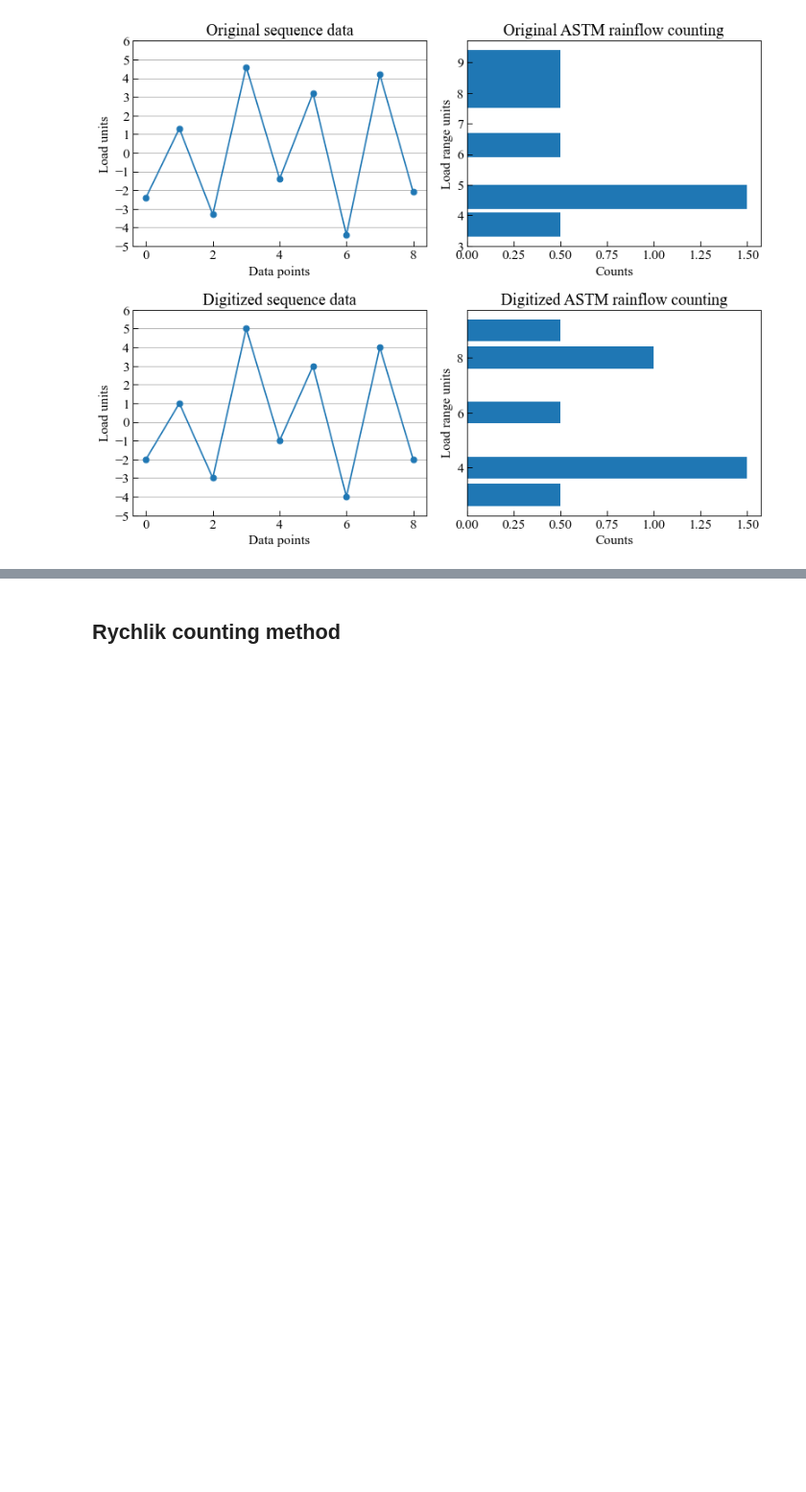
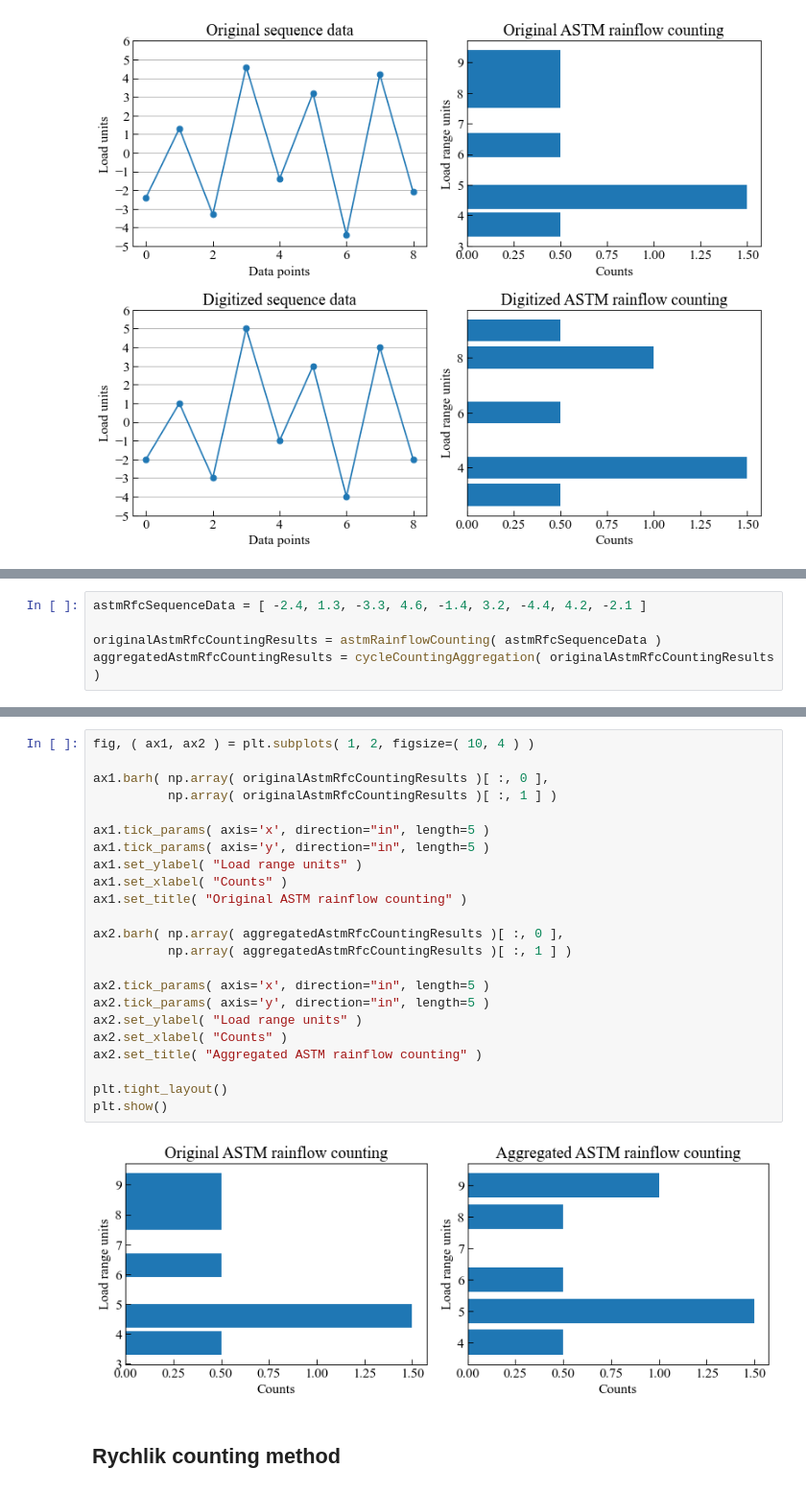
Before and after one commit to dpzhuX/ffpack, a Jupyter notebook: docs/source/load cycle counting.ipynb, the cells around one changed output, grey strips where cells are left out. Shown at 96% size. Cells and saved outputs as stored; diff of their text form; blank space fills up the shorter version.

```diff
--- a/docs/source/load cycle counting.ipynb
+++ b/docs/source/load cycle counting.ipynb
@@ -372,0 +379,5 @@ plt.show()
+# %%
+astmRfcSequenceData = [ -2.4, 1.3, -3.3, 4.6, -1.4, 3.2, -4.4, 4.2, -2.1 ]
+
+originalAstmRfcCountingResults = astmRainflowCounting( astmRfcSequenceData )
+aggregatedAstmRfcCountingResults = cycleCountingAggregation( originalAstmRfcCountingResults )
@@ -373,3 +413,28 @@ plt.show()
+# %%
+fig, ( ax1, ax2 ) = plt.subplots( 1, 2, figsize=( 10, 4 ) )
+
+ax1.barh( np.array( originalAstmRfcCountingResults )[ :, 0 ],
+          np.array( originalAstmRfcCountingResults )[ :, 1 ] )
+
+ax1.tick_params( axis='x', direction="in", length=5 )
+ax1.tick_params( axis='y', direction="in", length=5 )
+ax1.set_ylabel( "Load range units" )
+ax1.set_xlabel( "Counts" )
+ax1.set_title( "Original ASTM rainflow counting" )
+
+ax2.barh( np.array( aggregatedAstmRfcCountingResults )[ :, 0 ],
+          np.array( aggregatedAstmRfcCountingResults )[ :, 1 ] )
+
+ax2.tick_params( axis='x', direction="in", length=5 )
+ax2.tick_params( axis='y', direction="in", length=5 )
+ax2.set_ylabel( "Load range units" )
+ax2.set_xlabel( "Counts" )
+ax2.set_title( "Aggregated ASTM rainflow counting" )
+
+plt.tight_layout()
+plt.show()
+# %% [output]
+[figure, added]
 # %% [markdown]
 ## Rychlik counting method
 # %% [markdown]
```
Also changed, not shown: parts of 4 cells of this notebook, 2 other files.
